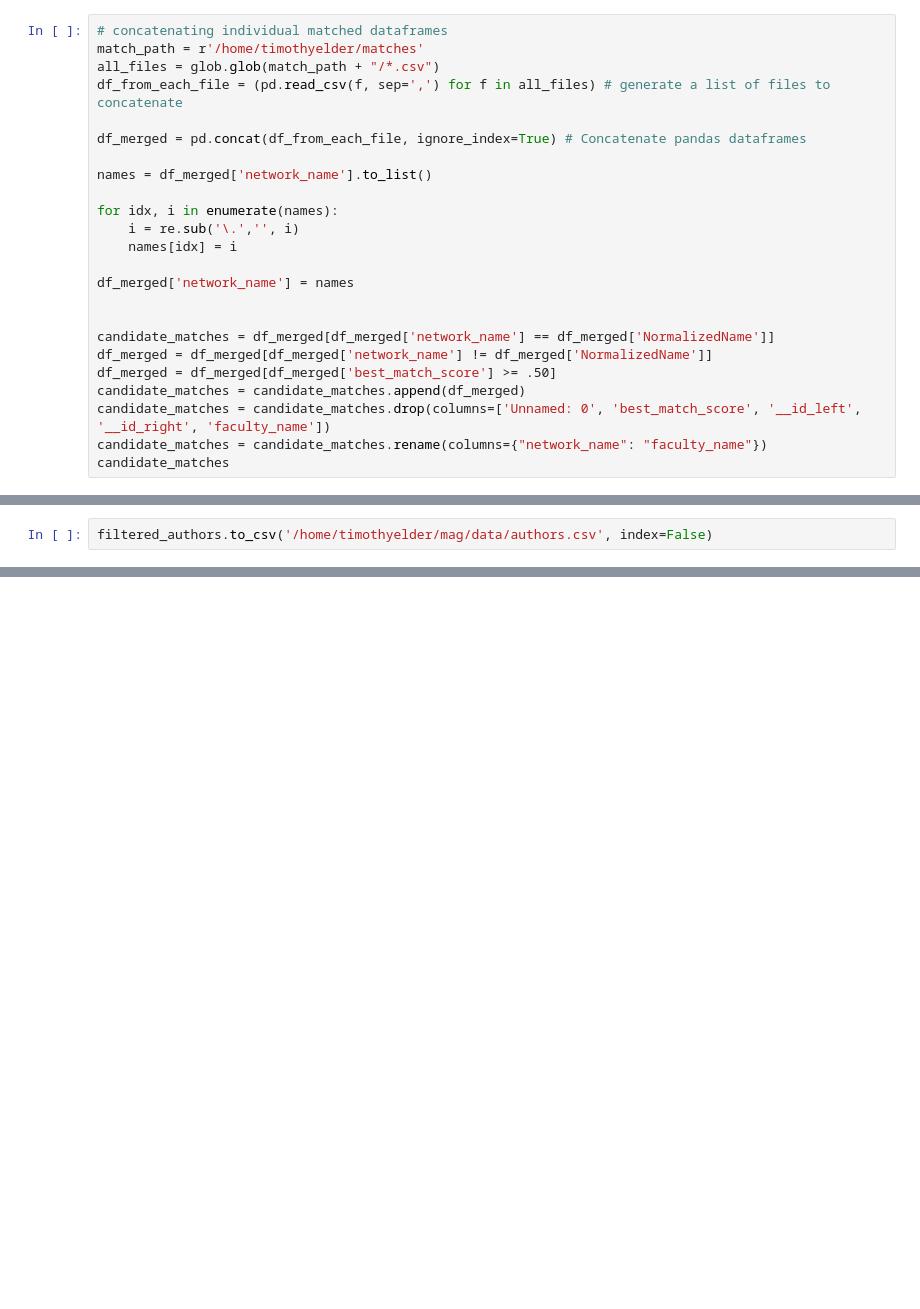
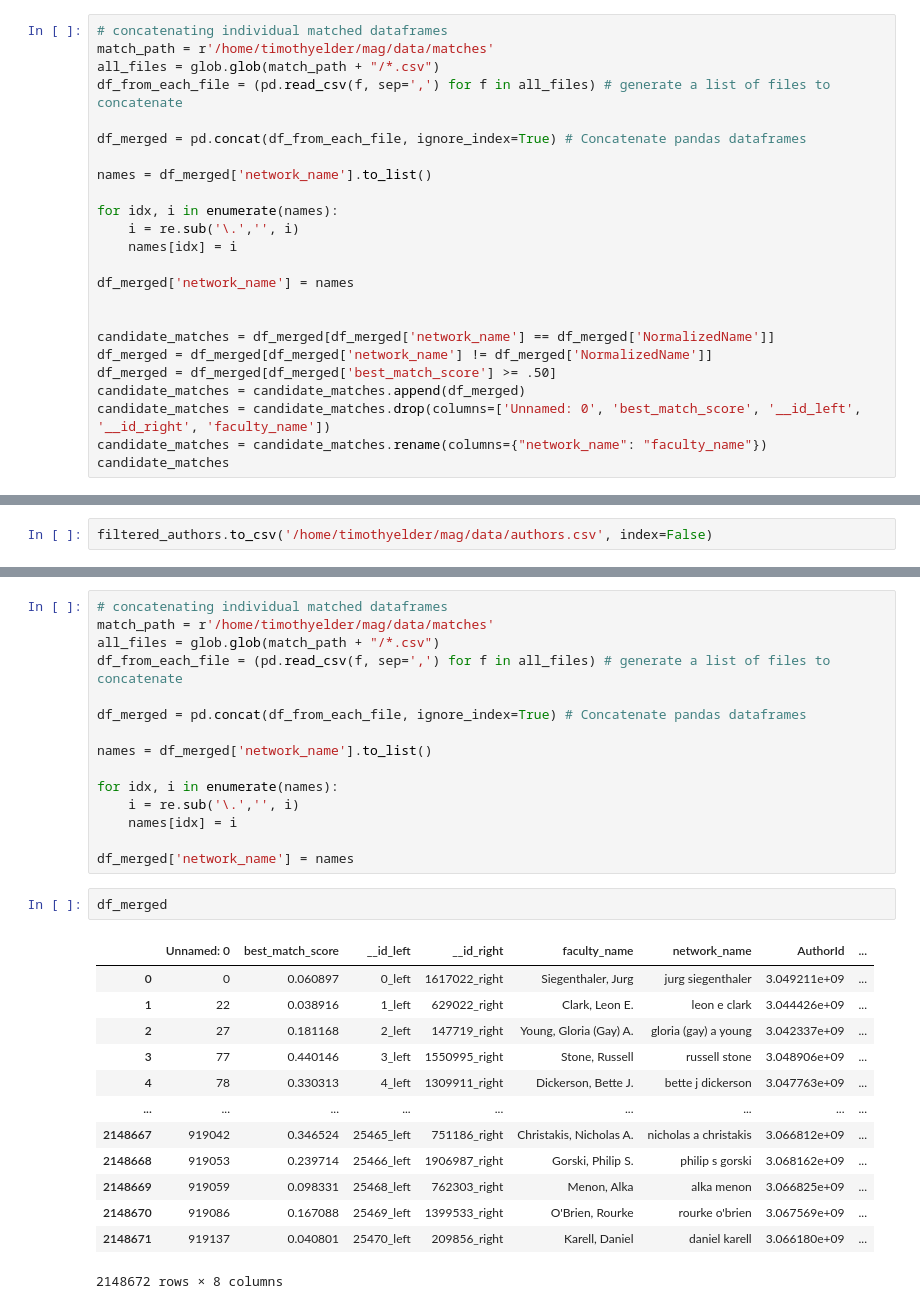
Before and after one commit to TimothyElder/mag, a Jupyter notebook: scripts/notebooks/link_affiliation.ipynb, the cells around one changed output, grey strips where cells are left out. Drawn from its saved outputs; the diff is of its cells as text; blank space fills up the shorter version.

```diff
--- a/scripts/notebooks/link_affiliation.ipynb
+++ b/scripts/notebooks/link_affiliation.ipynb
@@ -262,7 +262,7 @@ df = faculty_df_complete.drop(columns=['current_dept', 'source_dept', 'phd_year'
        'NormalizedName', 'DisplayName'])
 # %%
 # concatenating individual matched dataframes
-match_path = r'/home/timothyelder/matches'
+match_path = r'/home/timothyelder/mag/data/matches'
 all_files = glob.glob(match_path + "/*.csv")
 df_from_each_file = (pd.read_csv(f, sep=',') for f in all_files) # generate a list of files to concatenate
 
@@ -781,0 +812,31 @@ filtered_authors.to_csv('/home/timothyelder/mag/data/authors.csv', index=False)
+# %%
+# concatenating individual matched dataframes
+match_path = r'/home/timothyelder/mag/data/matches'
+all_files = glob.glob(match_path + "/*.csv")
+df_from_each_file = (pd.read_csv(f, sep=',') for f in all_files) # generate a list of files to concatenate
+
+df_merged = pd.concat(df_from_each_file, ignore_index=True) # Concatenate pandas dataframes
+
+names = df_merged['network_name'].to_list()
+
+for idx, i in enumerate(names):
+    i = re.sub('\.','', i)
+    names[idx] = i
+
+df_merged['network_name'] = names
+# %%
+df_merged
+# %% [output]
+|  | Unnamed: 0 | best_match_score | __id_left | __id_right | faculty_name | network_name | AuthorId | ... |
+| 0 | 0 | 0.060897 | 0_left | 1617022_right | Siegenthaler, Jurg | jurg siegenthaler | 3.049211e+09 | ... |
+| 1 | 22 | 0.038916 | 1_left | 629022_right | Clark, Leon E. | leon e clark | 3.044426e+09 | ... |
+| 2 | 27 | 0.181168 | 2_left | 147719_right | Young, Gloria (Gay) A. | gloria (gay) a young | 3.042337e+09 | ... |
+| 3 | 77 | 0.440146 | 3_left | 1550995_right | Stone, Russell | russell stone | 3.048906e+09 | ... |
+| 4 | 78 | 0.330313 | 4_left | 1309911_right | Dickerson, Bette J. | bette j dickerson | 3.047763e+09 | ... |
+| ... | ... | ... | ... | ... | ... | ... | ... | ... |
+| 2148667 | 919042 | 0.346524 | 25465_left | 751186_right | Christakis, Nicholas A. | nicholas a christakis | 3.066812e+09 | ... |
+| 2148668 | 919053 | 0.239714 | 25466_left | 1906987_right | Gorski, Philip S. | philip s gorski | 3.068162e+09 | ... |
+| 2148669 | 919059 | 0.098331 | 25468_left | 762303_right | Menon, Alka | alka menon | 3.066825e+09 | ... |
+| 2148670 | 919086 | 0.167088 | 25469_left | 1399533_right | O'Brien, Rourke | rourke o'brien | 3.067569e+09 | ... |
+| 2148671 | 919137 | 0.040801 | 25470_left | 209856_right | Karell, Daniel | daniel karell | 3.066180e+09 | ... |
+2148672 rows × 8 columns
```
Also changed, not shown: parts of 1 cell of this notebook, 5 other files.
